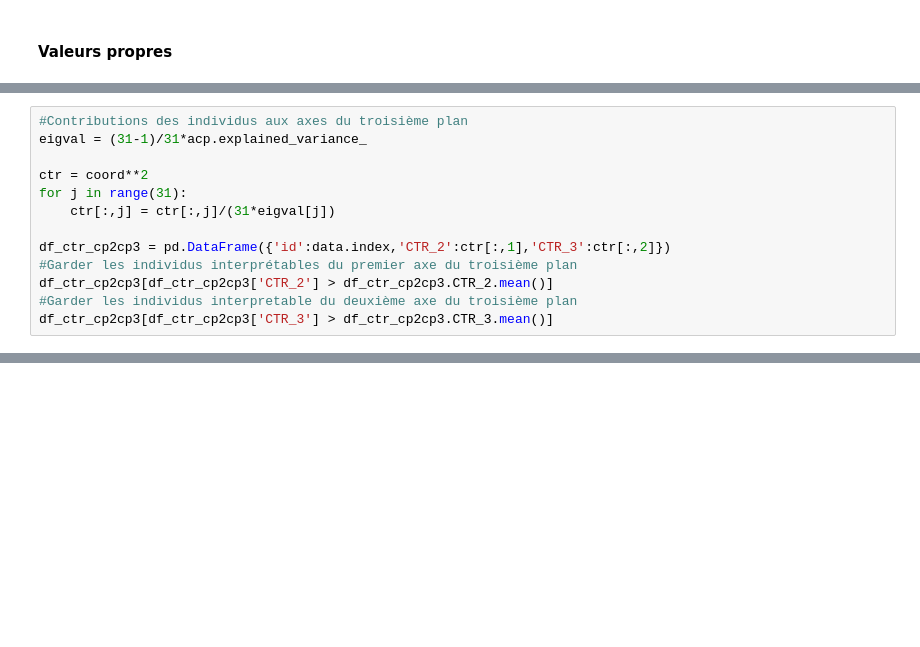
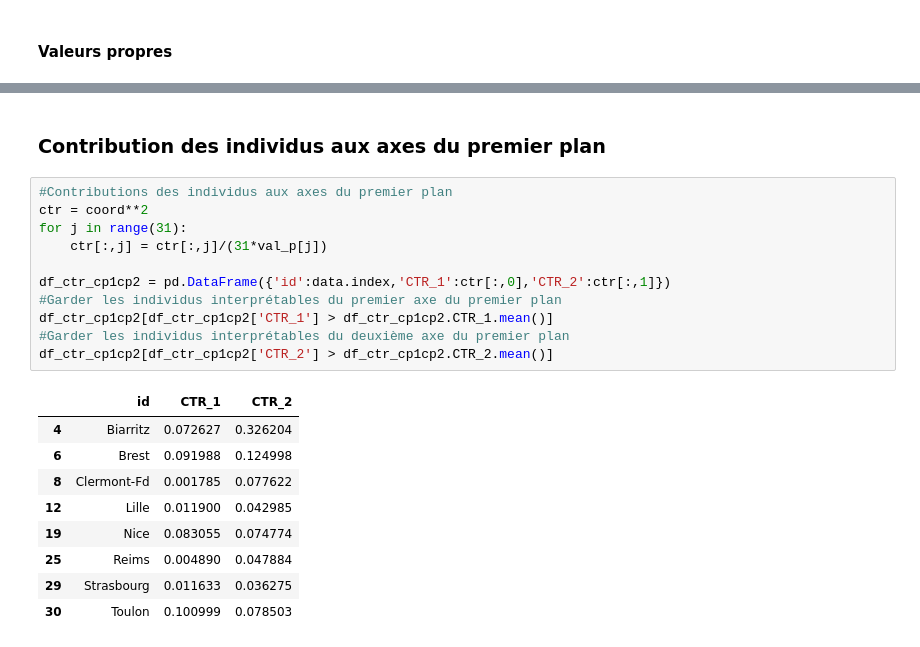
Before and after one commit to Asmaa213/ACP_Typologie_Villes, a Jupyter notebook: acp.ipynb, the cells around one changed output, grey strips where cells are left out. Drawn from its saved outputs; the diff is of its cells as text; blank space fills up the shorter version.

```diff
--- a/acp.ipynb
+++ b/acp.ipynb
@@ -316,13 +135,0 @@ df_ctr_cp1cp3[df_ctr_cp1cp3['CTR_3'] > df_ctr_cp1cp3.CTR_3.mean()]
-# %%
-#Contributions des individus aux axes du troisième plan
-eigval = (31-1)/31*acp.explained_variance_
-
-ctr = coord**2
-for j in range(31):
-    ctr[:,j] = ctr[:,j]/(31*eigval[j])
-
-df_ctr_cp2cp3 = pd.DataFrame({'id':data.index,'CTR_2':ctr[:,1],'CTR_3':ctr[:,2]})
-#Garder les individus interprétables du premier axe du troisième plan
-df_ctr_cp2cp3[df_ctr_cp2cp3['CTR_2'] > df_ctr_cp2cp3.CTR_2.mean()]
-#Garder les individus interpretable du deuxième axe du troisième plan
-df_ctr_cp2cp3[df_ctr_cp2cp3['CTR_3'] > df_ctr_cp2cp3.CTR_3.mean()]
@@ -807,0 +233,23 @@ df_ctr_variables[df_ctr_variables['COS2_2'] > df_ctr_variables['COS2_2'].mean()]
+# %% [markdown]
+<h3>Contribution des individus aux axes du premier plan</h3>
+# %%
+#Contributions des individus aux axes du premier plan
+ctr = coord**2
+for j in range(31):
+    ctr[:,j] = ctr[:,j]/(31*val_p[j])
+
+df_ctr_cp1cp2 = pd.DataFrame({'id':data.index,'CTR_1':ctr[:,0],'CTR_2':ctr[:,1]})
+#Garder les individus interprétables du premier axe du premier plan
+df_ctr_cp1cp2[df_ctr_cp1cp2['CTR_1'] > df_ctr_cp1cp2.CTR_1.mean()]
+#Garder les individus interprétables du deuxième axe du premier plan
+df_ctr_cp1cp2[df_ctr_cp1cp2['CTR_2'] > df_ctr_cp1cp2.CTR_2.mean()]
+# %% [output]
+|  | id | CTR_1 | CTR_2 |
+| 4 | Biarritz | 0.072627 | 0.326204 |
+| 6 | Brest | 0.091988 | 0.124998 |
+| 8 | Clermont-Fd | 0.001785 | 0.077622 |
+| 12 | Lille | 0.011900 | 0.042985 |
+| 19 | Nice | 0.083055 | 0.074774 |
+| 25 | Reims | 0.004890 | 0.047884 |
+| 29 | Strasbourg | 0.011633 | 0.036275 |
+| 30 | Toulon | 0.100999 | 0.078503 |
```
Also changed, not shown: parts of 69 cells of this notebook.
